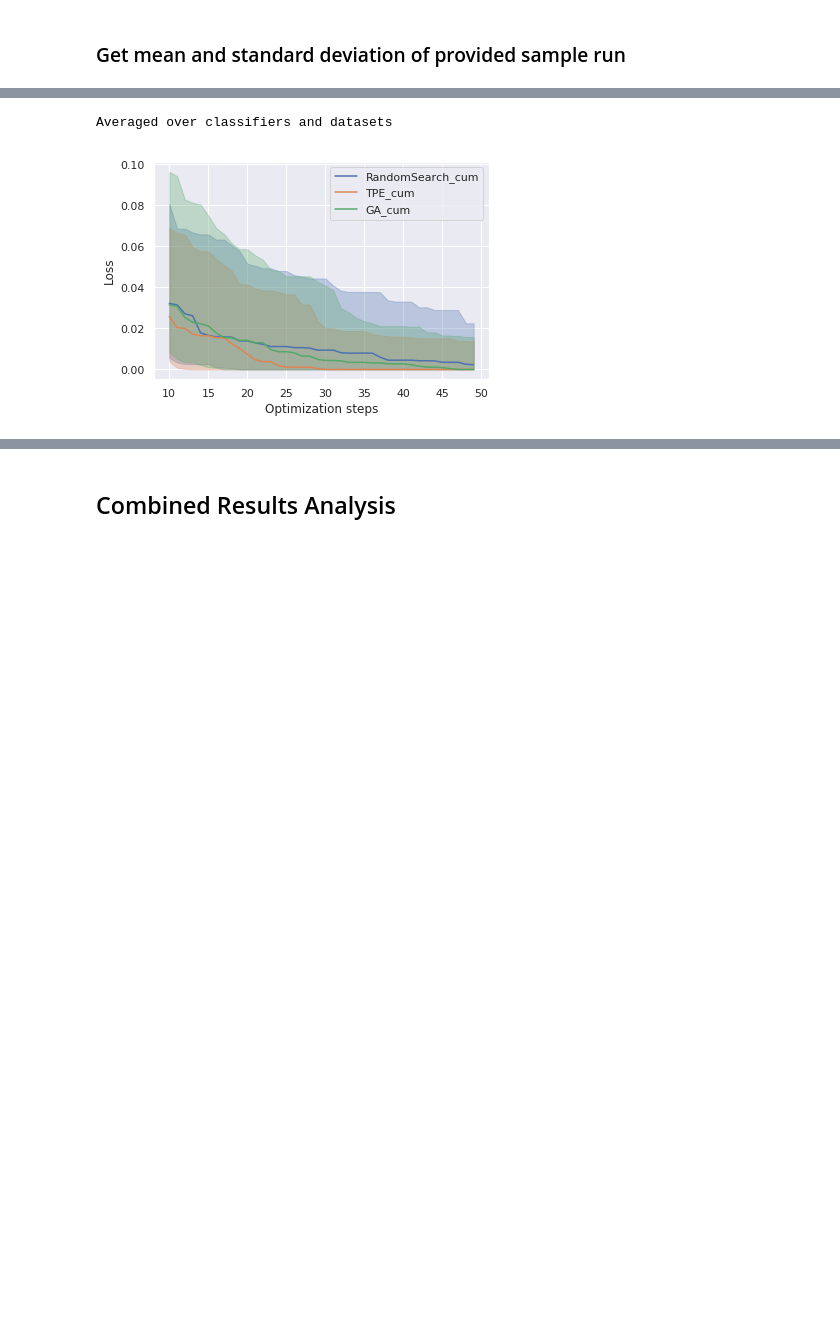
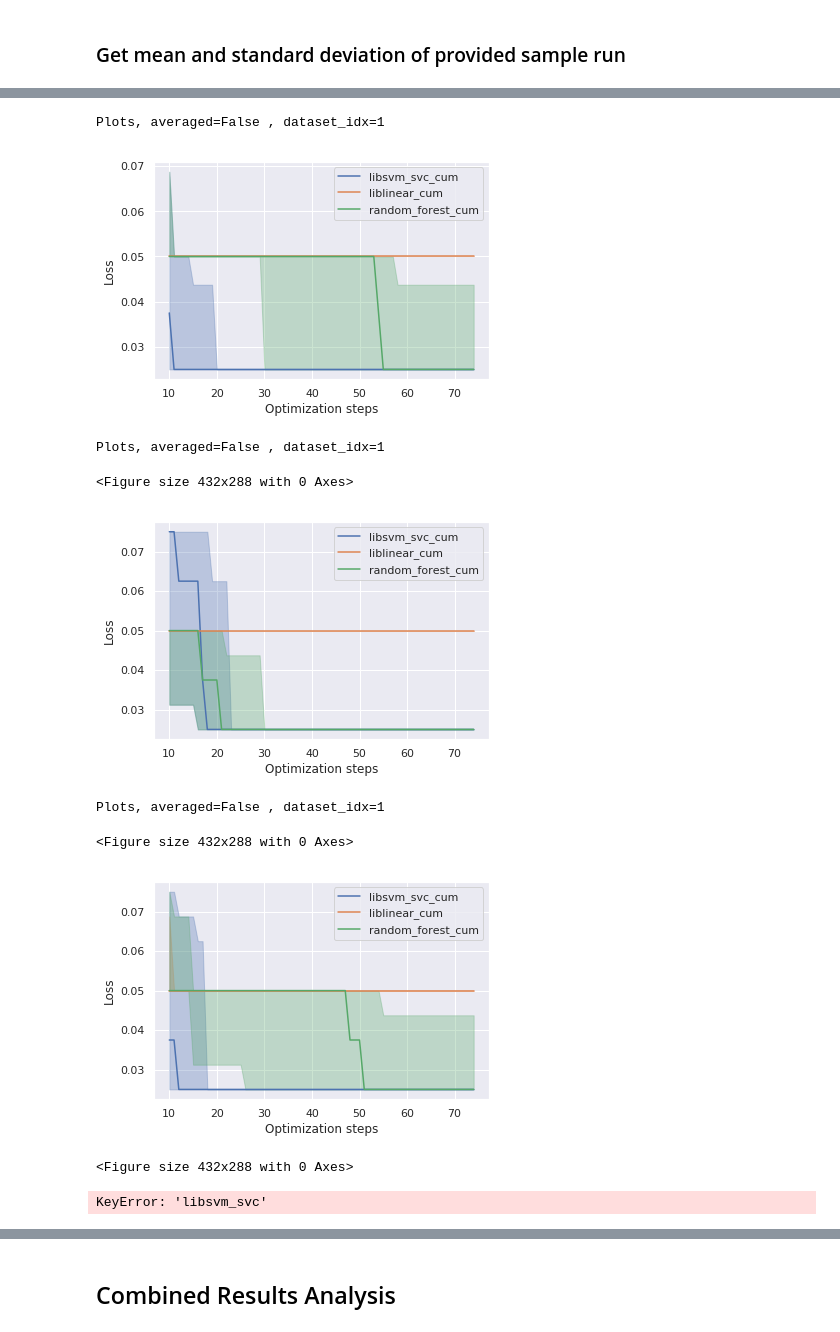
Before and after one commit to aprams/autotune, a Jupyter notebook: experiments/hpo_dataset_eval_analysis.ipynb, the cells around one changed output, grey strips where cells are left out. Drawn from its saved outputs; the diff is of its cells as text; code cells hidden in the pictures; blank space fills up the shorter version.

```diff
--- a/experiments/hpo_dataset_eval_analysis.ipynb
+++ b/experiments/hpo_dataset_eval_analysis.ipynb
@@ -66,28 +67,5 @@ loss ranges:  {'libsvm_svc': array([[0.0060683, 0.4841271],
 # %% [markdown]
 ### Result preparation & Utils
-# %%
-def results_to_numpy(optimizer_results, result_idx=1):
-    """
-    Convert passed experiment results to numpy array
-    :param optimizer_results: dict of [optimizer][classifier]
-    :param result_idx: result idx:
-    0 = tmp_opt.hyperparameter_set_per_timestep,
-    1 = tmp_opt.eval_fn_per_timestep,
-    2 = tmp_opt.cpu_time_per_opt_timestep,
-    3 = tmp_opt.wall_time_per_opt_timestep
-    :return: numpy array of specified results
-    """
-    np_results = {}
-    for optimizer in optimizer_results:
-        tmp_results = {}
-
-        opt_results = optimizer_results[optimizer]
-        for classifier in opt_results:
-            results = np.array(opt_results[classifier])
-            results = np.array(results[:, :, :, result_idx], dtype=np.float32)
-            tmp_results[classifier] = -results
-        np_results[optimizer] = tmp_results
-    return np_results
 # %%
 def get_mean_std_min_losses_per_timestep(data, avg_datasets=False, t_0=0):
     """
@@ -113,10 +91,10 @@ def get_mean_std_min_losses_per_timestep(data, avg_datasets=False, t_0=0):
 # %%
 loss_per_time_step = results_to_numpy(optimizer_results)
 min_max_normalized_loss_per_time_step = {}
-for o in list(loss_per_time_step.keys()):
-    min_max_normalized_loss_per_time_step[o] = {}
-    for c in list(loss_per_time_step[o].keys()):
-        tmp_loss = loss_per_time_step[o][c]
+for c in list(loss_per_time_step.keys()):
+    min_max_normalized_loss_per_time_step[c] = {}
+    for o in list(loss_per_time_step[c].keys()):
+        tmp_loss = loss_per_time_step[c][o]
         min_loss = loss_ranges[c][:, 0][:, None, None]
         max_loss = loss_ranges[c][:, 1][:, None, None]
-        min_max_normalized_loss_per_time_step[o][c] = (tmp_loss - min_loss) / np.maximum(max_loss - min_loss, 1e-5)
+        min_max_normalized_loss_per_time_step[c][o] = (tmp_loss - min_loss) / np.maximum(max_loss - min_loss, 1e-5)
@@ -193,8 +105,23 @@ Plots, averaged=False , dataset_idx=1
+# %%
+for c in loss_per_time_step:
+    plot_results(loss_per_time_step[c], dataset_idx=1 , t_0=10)
+# %% [output]
+Plots, averaged=False , dataset_idx=1
+[figure, added]
+Plots, averaged=False , dataset_idx=1
+<Figure size 432x288 with 0 Axes>
+[figure, added]
+Plots, averaged=False , dataset_idx=1
+<Figure size 432x288 with 0 Axes>
+[figure, added]
+<Figure size 432x288 with 0 Axes>
 # %%
 # Plot min max normalized losses averaged over classifiers
-plot_averaged_over_classifier_results(min_max_normalized_loss_per_time_step, t_0=10, use_log_scale=False)
+stacked_classifier_data = {}
+for optimizer in optimizers:
+    stacked_classifier_data[optimizer] = np.concatenate([min_max_normalized_loss_per_time_step[c][optimizer] for c in classifiers], axis=0)
+plot_results(stacked_classifier_data, avg_datasets=True, t_0=10)
 # %% [output]
-Averaged over classifiers and datasets
+KeyError: 'libsvm_svc'
-[figure, removed]
 # %%
 # Plot min max normalized losses
```
Also changed, not shown: parts of 8 cells of this notebook, 2 other files.
